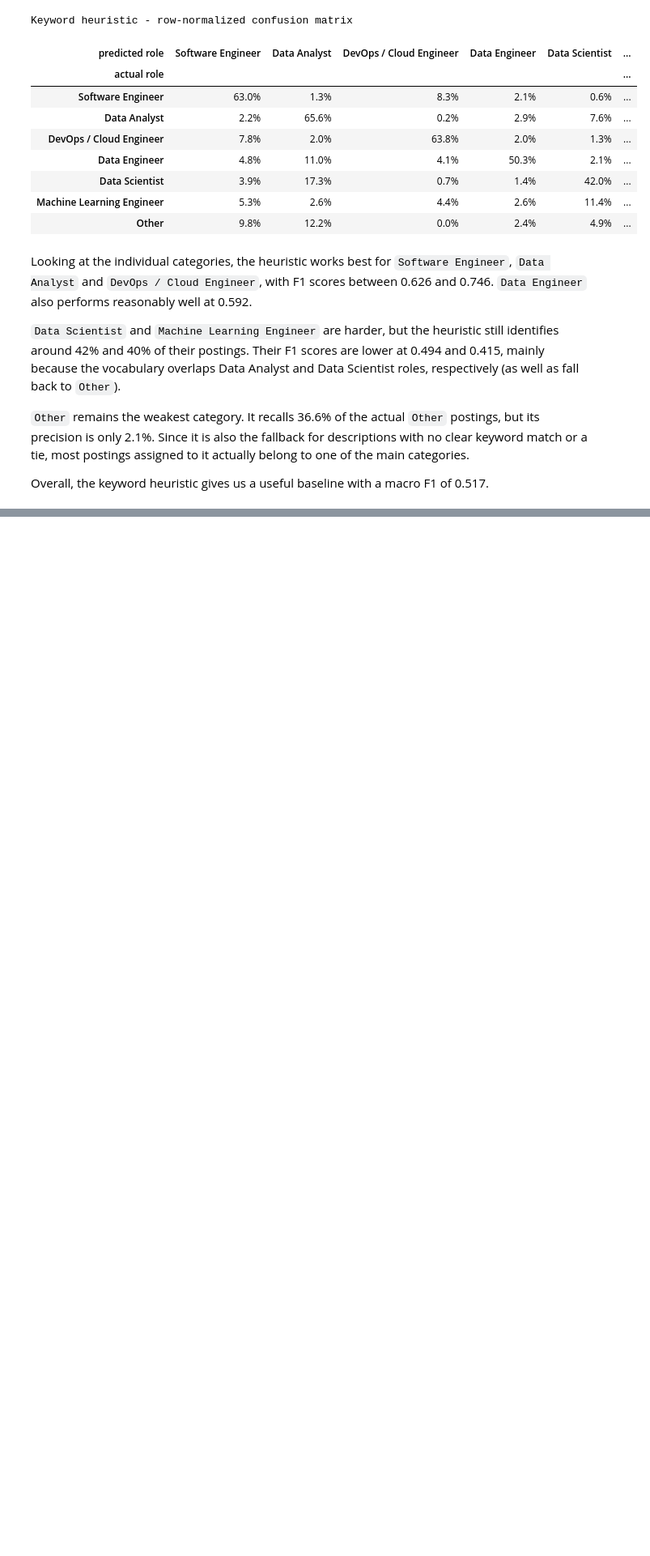
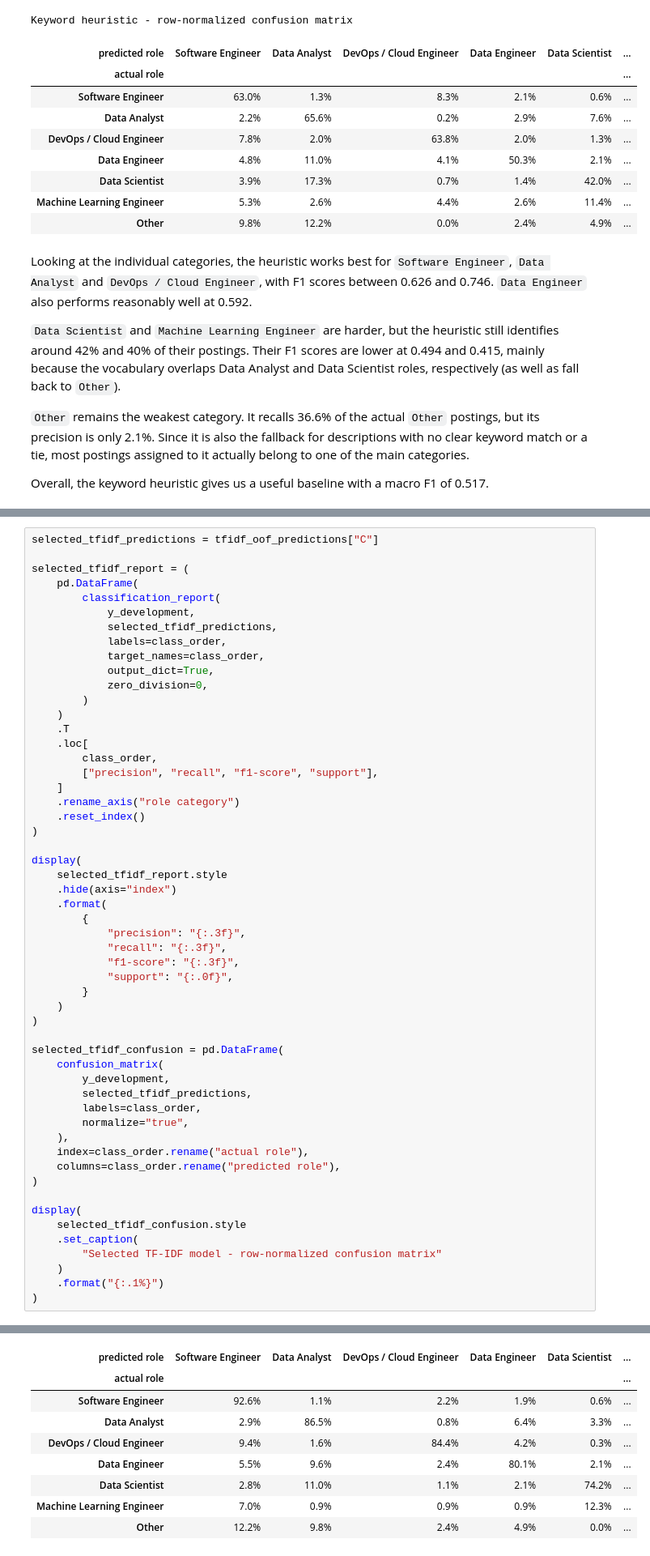
Before and after one commit to Tyainss/job-posting-nlp, a Jupyter notebook: job_posting_nlp_take_home_task.ipynb, the cells around one changed output, grey strips where cells are left out. Shown at 81% size. Saved outputs shown, nothing was run; the diff lists cells and outputs as text; blank space fills up the shorter version.

Commit message:
:sparkles: Update notebook with TF-IDF modeling

```diff
--- a/job_posting_nlp_take_home_task.ipynb
+++ b/job_posting_nlp_take_home_task.ipynb
@@ -1880,0 +2196,55 @@ Overall, the keyword heuristic gives us a useful baseline with a macro F1 of 0.5
+# %%
+selected_tfidf_predictions = tfidf_oof_predictions["C"]
+
+selected_tfidf_report = (
+    pd.DataFrame(
+        classification_report(
+            y_development,
+            selected_tfidf_predictions,
+            labels=class_order,
+            target_names=class_order,
+            output_dict=True,
+            zero_division=0,
+        )
+    )
+    .T
+    .loc[
+        class_order,
+        ["precision", "recall", "f1-score", "support"],
+    ]
+    .rename_axis("role category")
+    .reset_index()
+)
+
+display(
+    selected_tfidf_report.style
+    .hide(axis="index")
+    .format(
+        {
+            "precision": "{:.3f}",
+            "recall": "{:.3f}",
+            "f1-score": "{:.3f}",
+            "support": "{:.0f}",
+        }
+    )
+)
+
+selected_tfidf_confusion = pd.DataFrame(
+    confusion_matrix(
+        y_development,
+        selected_tfidf_predictions,
+        labels=class_order,
+        normalize="true",
+    ),
+    index=class_order.rename("actual role"),
+    columns=class_order.rename("predicted role"),
+)
+
+display(
+    selected_tfidf_confusion.style
+    .set_caption(
+        "Selected TF-IDF model - row-normalized confusion matrix"
+    )
+    .format("{:.1%}")
+)
+# %% [output]
@@ -1880,0 +2260,9 @@ Overall, the keyword heuristic gives us a useful baseline with a macro F1 of 0.5
+| predicted role | Software Engineer | Data Analyst | DevOps / Cloud Engineer | Data Engineer | Data Scientist | ... |
+| actual role |  |  |  |  |  | ... |
+| Software Engineer | 92.6% | 1.1% | 2.2% | 1.9% | 0.6% | ... |
+| Data Analyst | 2.9% | 86.5% | 0.8% | 6.4% | 3.3% | ... |
+| DevOps / Cloud Engineer | 9.4% | 1.6% | 84.4% | 4.2% | 0.3% | ... |
+| Data Engineer | 5.5% | 9.6% | 2.4% | 80.1% | 2.1% | ... |
+| Data Scientist | 2.8% | 11.0% | 1.1% | 2.1% | 74.2% | ... |
+| Machine Learning Engineer | 7.0% | 0.9% | 0.9% | 0.9% | 12.3% | ... |
+| Other | 12.2% | 9.8% | 2.4% | 4.9% | 0.0% | ... |
```
Also changed, not shown: parts of 14 cells of this notebook.
